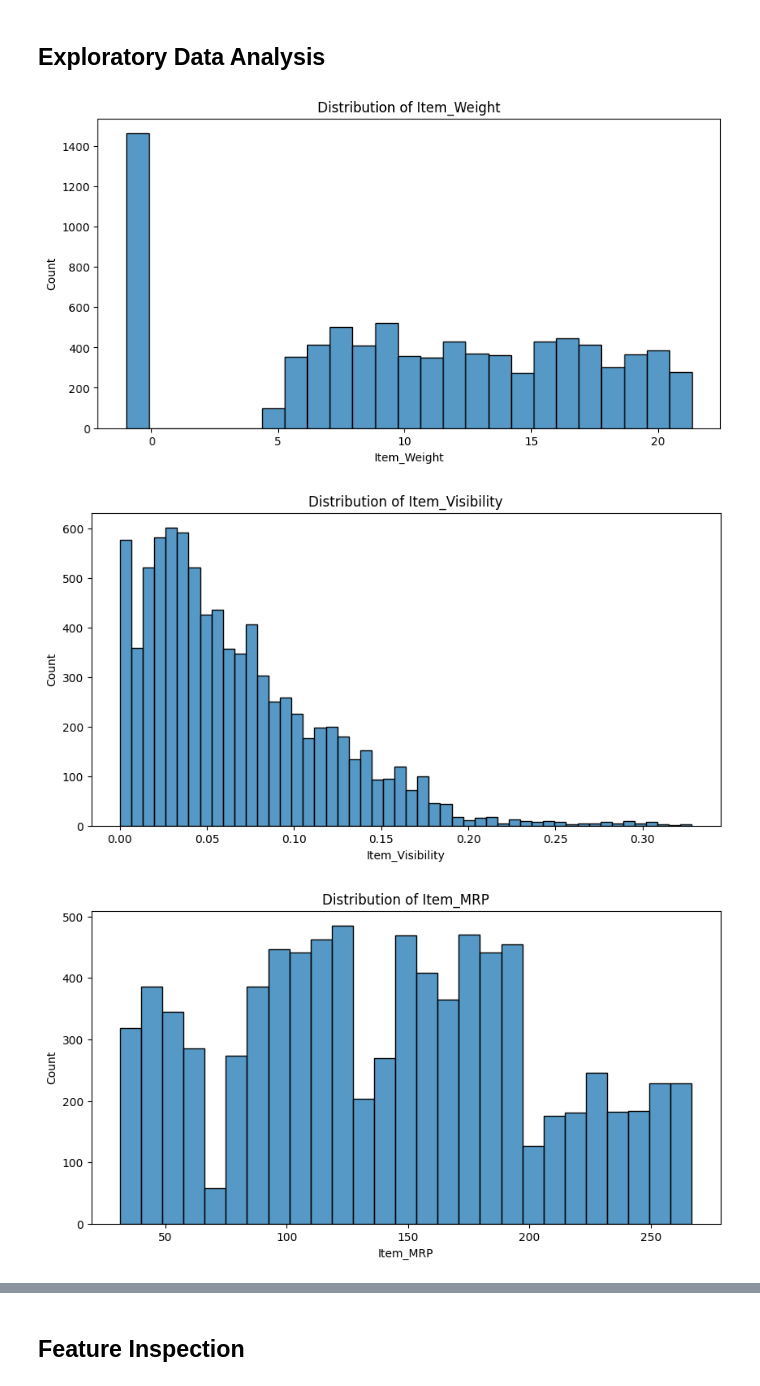
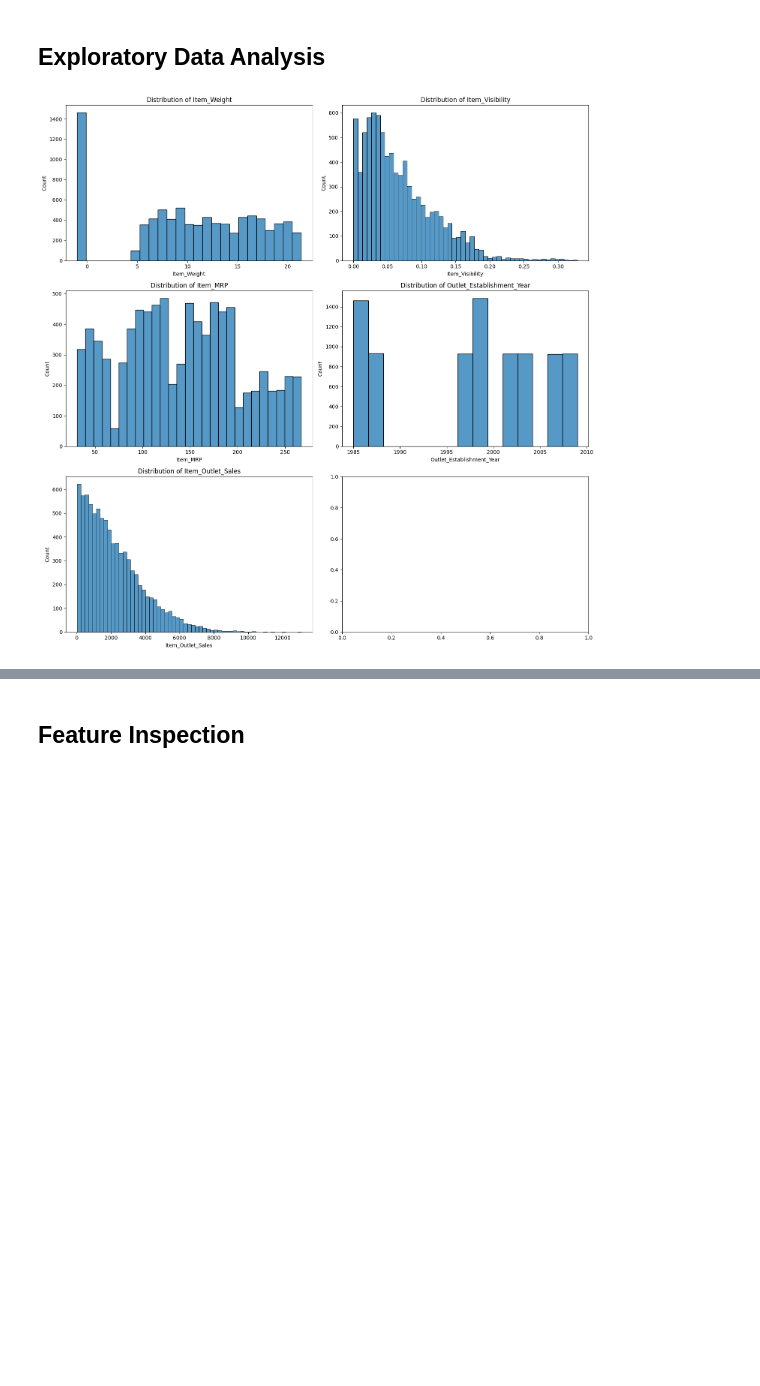
Before and after one commit to devMoamen/Prediction-of-Product-Sales, a Jupyter notebook: Prediction_of_Product_Sales.ipynb, the cells around one changed output, grey strips where cells are left out. Drawn from its saved outputs; the diff is of its cells as text; code cells hidden in the pictures; blank space fills up the shorter version.

```diff
--- a/Prediction_of_Product_Sales.ipynb
+++ b/Prediction_of_Product_Sales.ipynb
@@ -119,13 +154,16 @@ sales_df.describe()
 # %%
 # Identify numerical columns
 num_cols = sales_df.select_dtypes('number').columns
+n_cols = 2
+n_rows = (len(num_cols) + 1) // n_cols
 
-# Create histograms for each numerical column
-for col in num_cols:
-    plt.figure(figsize=(10, 5))
-    sns.histplot(data=sales_df, x=col)
-    plt.title(f'Distribution of {col}')
+fig, axes = plt.subplots(n_rows, 2, figsize=(15, 5 * n_rows))
+axes = axes.flatten()
+
+for i, col in enumerate(num_cols):
+    sns.histplot(data=sales_df, x=col, ax=axes[i])
+    axes[i].set_title(f'Distribution of {col}')
+
+plt.tight_layout()
 # %% [output]
-[figure, old version]
+[figure, new version]
-[figure, removed]
-[figure, removed]
```
Also changed, not shown: parts of 4 cells of this notebook.
